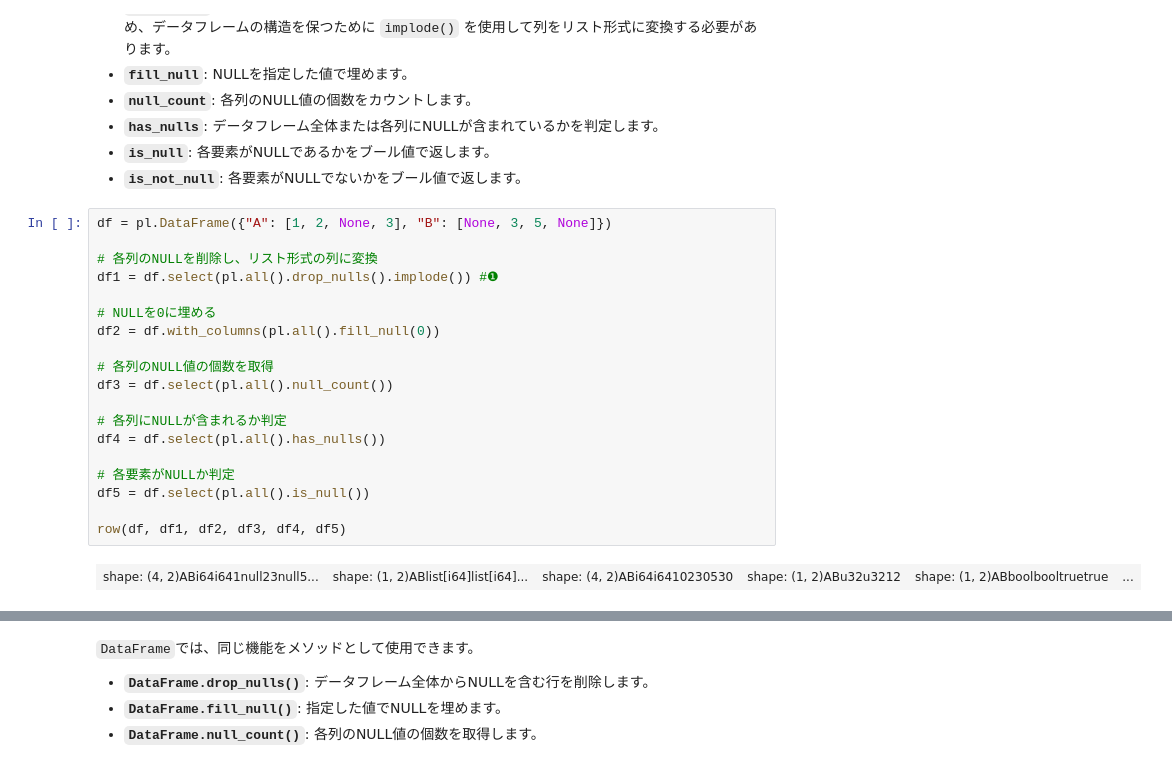
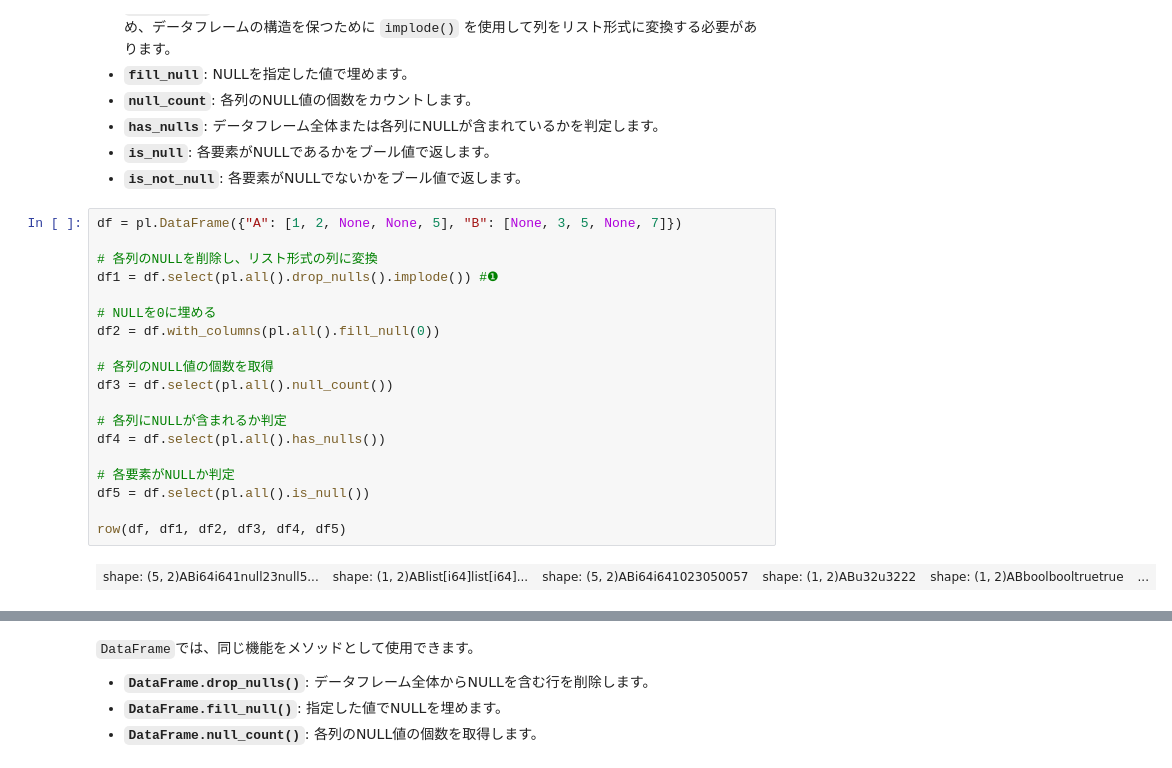
Before and after one commit to ruoyu0088/polars_guide, a Jupyter notebook: polars_guide/045_polars_null.ipynb, the cells around one changed output, grey strips where cells are left out. Cells and saved outputs as stored; diff of their text form.

```diff
--- a/polars_guide/045_polars_null.ipynb
+++ b/polars_guide/045_polars_null.ipynb
@@ -39,23 +40,23 @@ Polarsでは、NULLを効率的に処理するための演算式や関数を提
 - **`is_null`**: 各要素がNULLであるかをブール値で返します。
 - **`is_not_null`**: 各要素がNULLでないかをブール値で返します。
 # %%
-df = pl.DataFrame({"A": [1, 2, None, 3], "B": [None, 3, 5, None]})
+df = pl.DataFrame({"A": [1, 2, None, None, 5], "B": [None, 3, 5, None, 7]})
 
 # 各列のNULLを削除し、リスト形式の列に変換
 df1 = df.select(pl.all().drop_nulls().implode()) #❶
 
 # NULLを0に埋める
 df2 = df.with_columns(pl.all().fill_null(0))
 
 # 各列のNULL値の個数を取得
 df3 = df.select(pl.all().null_count())
 
 # 各列にNULLが含まれるか判定
 df4 = df.select(pl.all().has_nulls())
 
 # 各要素がNULLか判定
 df5 = df.select(pl.all().is_null())
 
 row(df, df1, df2, df3, df4, df5)
 # %% [output]
-| shape: (4, 2)ABi64i641null23null5... | shape: (1, 2)ABlist[i64]list[i64]... | shape: (4, 2)ABi64i6410230530 | shape: (1, 2)ABu32u3212 | shape: (1, 2)ABboolbooltruetrue | ... |
+| shape: (5, 2)ABi64i641null23null5... | shape: (1, 2)ABlist[i64]list[i64]... | shape: (5, 2)ABi64i641023050057 | shape: (1, 2)ABu32u3222 | shape: (1, 2)ABboolbooltruetrue | ... |
```
Also changed, not shown: parts of 5 cells of this notebook, 6 other files.
